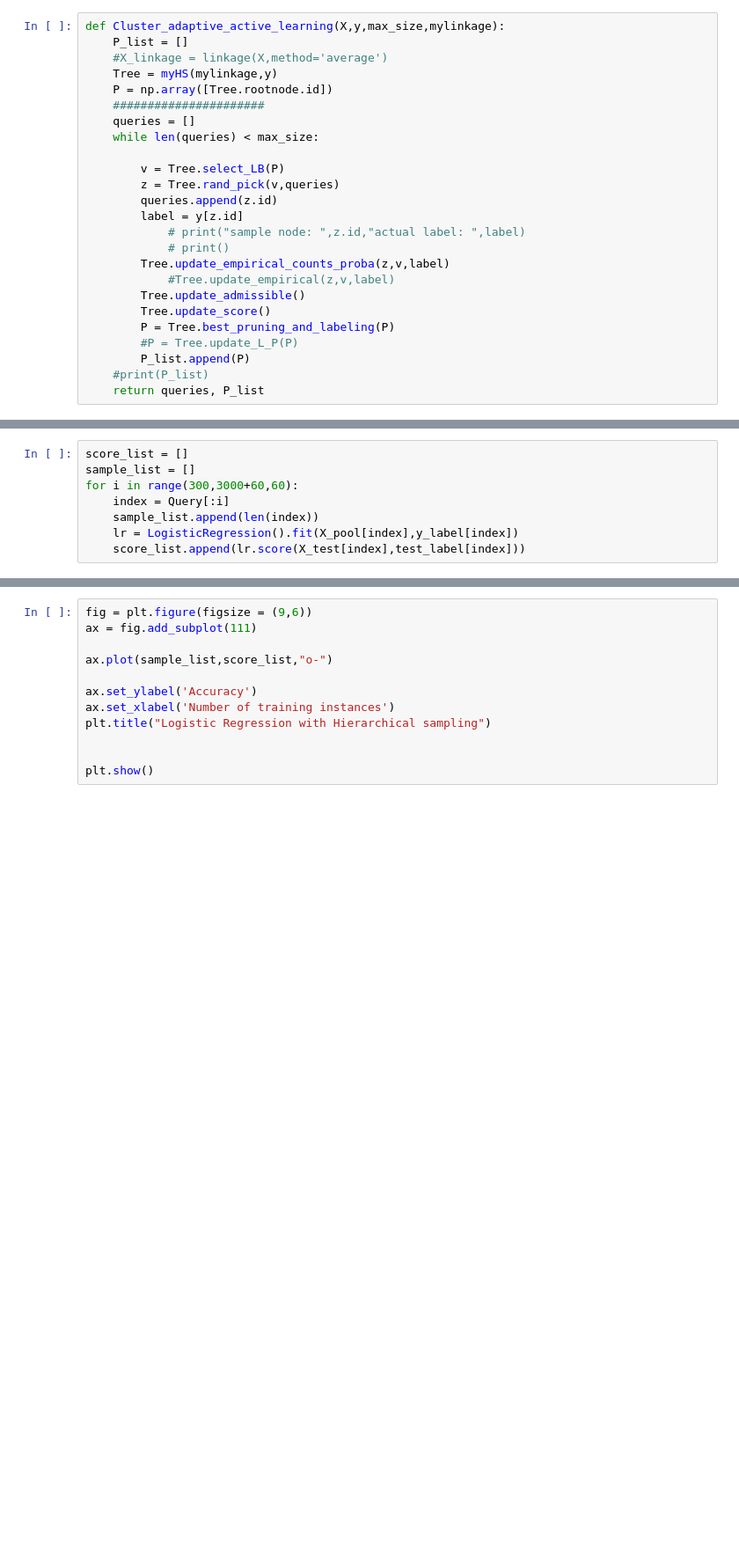
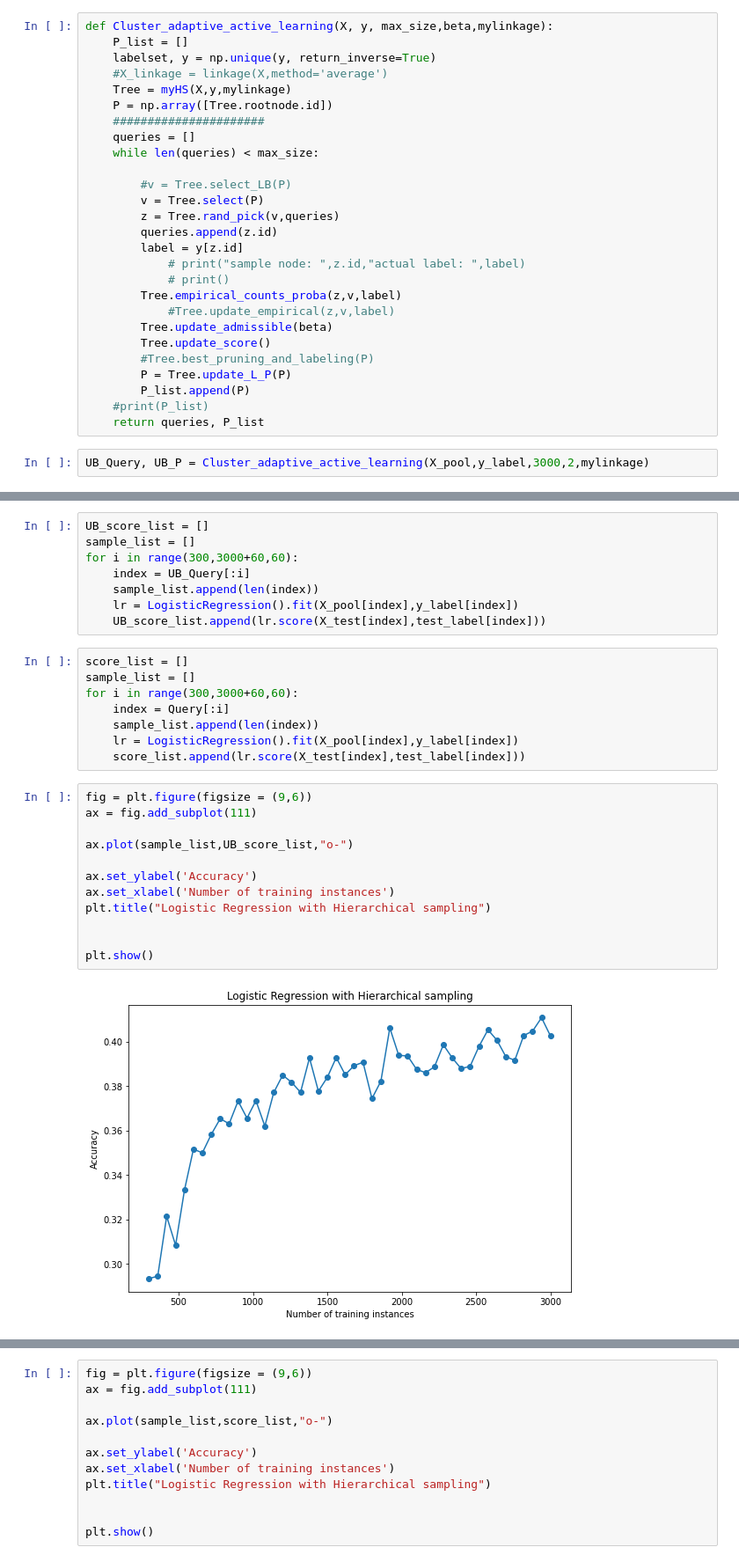
Before and after one commit to echoid/Active-Learning-Implementation, a Jupyter notebook: dataset/full.ipynb, the cells around one changed output, grey strips where cells are left out. Shown: that part at 88% size. Cells and saved outputs as stored; diff of their text form; blank space fills up the shorter version.

```diff
--- a/dataset/full.ipynb
+++ b/dataset/full.ipynb
@@ -46,25 +282,29 @@ mylinkage = linkage(X_pool,method="average")
 # %%
-def Cluster_adaptive_active_learning(X,y,max_size,mylinkage):
+def Cluster_adaptive_active_learning(X, y, max_size,beta,mylinkage):
     P_list = []
+    labelset, y = np.unique(y, return_inverse=True)
     #X_linkage = linkage(X,method='average')
-    Tree = myHS(mylinkage,y)
+    Tree = myHS(X,y,mylinkage)
     P = np.array([Tree.rootnode.id])
     ######################
     queries = []
     while len(queries) < max_size:
 
-        v = Tree.select_LB(P)
+        #v = Tree.select_LB(P)
+        v = Tree.select(P)
         z = Tree.rand_pick(v,queries)
         queries.append(z.id)
         label = y[z.id]
             # print("sample node: ",z.id,"actual label: ",label)
             # print()
-        Tree.update_empirical_counts_proba(z,v,label)
+        Tree.empirical_counts_proba(z,v,label)
             #Tree.update_empirical(z,v,label)
-        Tree.update_admissible()
+        Tree.update_admissible(beta)
         Tree.update_score()
-        P = Tree.best_pruning_and_labeling(P)
-        #P = Tree.update_L_P(P)
+        #Tree.best_pruning_and_labeling(P)
+        P = Tree.update_L_P(P)
         P_list.append(P)
     #print(P_list)
     return queries, P_list
+# %%
+UB_Query, UB_P = Cluster_adaptive_active_learning(X_pool,y_label,3000,2,mylinkage)
@@ -150,3 +375,11 @@ for i in range(300,3000+60,60):
+# %%
+UB_score_list = []
+sample_list = []
+for i in range(300,3000+60,60):
+    index = UB_Query[:i]
+    sample_list.append(len(index))
+    lr = LogisticRegression().fit(X_pool[index],y_label[index])
+    UB_score_list.append(lr.score(X_test[index],test_label[index]))
 # %%
 score_list = []
 sample_list = []
@@ -155,3 +388,17 @@ for i in range(300,3000+60,60):
     sample_list.append(len(index))
     lr = LogisticRegression().fit(X_pool[index],y_label[index])
     score_list.append(lr.score(X_test[index],test_label[index]))
+# %%
+fig = plt.figure(figsize = (9,6))
+ax = fig.add_subplot(111)
+
+ax.plot(sample_list,UB_score_list,"o-")
+
+ax.set_ylabel('Accuracy')
+ax.set_xlabel('Number of training instances')
+plt.title("Logistic Regression with Hierarchical sampling")
+
+
+plt.show()
+# %% [output]
+[figure, added]
```
Also changed, not shown: parts of 12 cells of this notebook, 2 other files.
